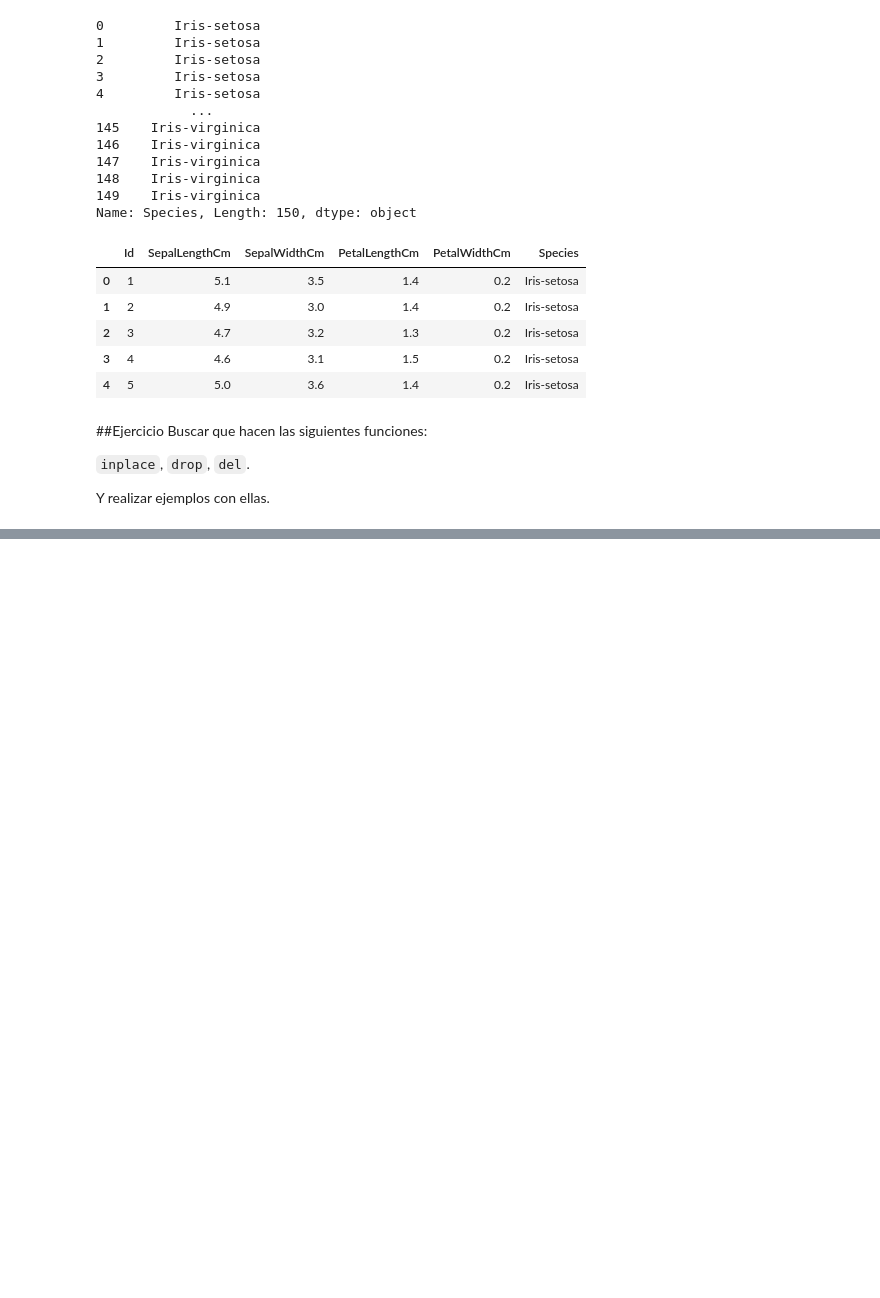
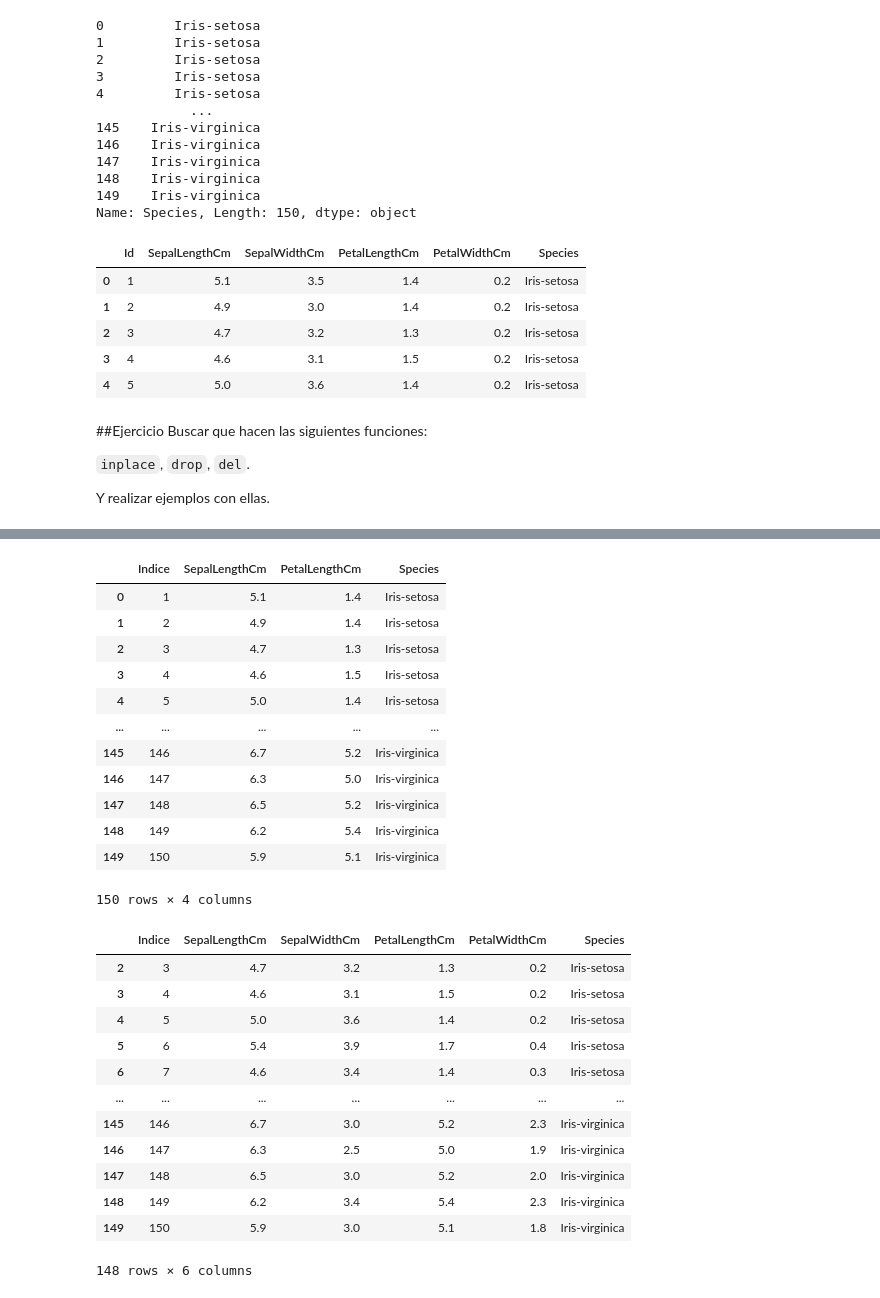
Before and after one commit to johnreyes96/modeling-and-simulation, a Jupyter notebook: src/main/python/classes/StatisticsPandas.ipynb, the cells around one changed output, grey strips where cells are left out. Drawn from its saved outputs; the diff is of its cells as text; code cells hidden in the pictures; blank space fills up the shorter version.

Commit message:
solve exercises of dataframes with pandas

```diff
--- a/src/main/python/classes/StatisticsPandas.ipynb
+++ b/src/main/python/classes/StatisticsPandas.ipynb
@@ -748,3 +767,8 @@ Buscar que hacen las siguientes funciones:
 `inplace`, `drop`, `del`.
 
 Y realizar ejemplos con ellas.
+# %%
+# Cambiar de nombre una columna de manera definitiva
+iris_data.rename(columns = {'Id':'Indice'},
+                 inplace = True)
+print(iris_data)
@@ -750,0 +793,35 @@ Y realizar ejemplos con ellas.
+# %%
+# Eliminar columnas
+iris_data2 = iris_data.drop(columns=['SepalWidthCm', 'PetalWidthCm'])
+display(iris_data2)
+
+# Eliminar filas
+iris_data2 = iris_data.drop([0, 1])
+display(iris_data2)
+# %% [output]
+|  | Indice | SepalLengthCm | PetalLengthCm | Species |
+| 0 | 1 | 5.1 | 1.4 | Iris-setosa |
+| 1 | 2 | 4.9 | 1.4 | Iris-setosa |
+| 2 | 3 | 4.7 | 1.3 | Iris-setosa |
+| 3 | 4 | 4.6 | 1.5 | Iris-setosa |
+| 4 | 5 | 5.0 | 1.4 | Iris-setosa |
+| ... | ... | ... | ... | ... |
+| 145 | 146 | 6.7 | 5.2 | Iris-virginica |
+| 146 | 147 | 6.3 | 5.0 | Iris-virginica |
+| 147 | 148 | 6.5 | 5.2 | Iris-virginica |
+| 148 | 149 | 6.2 | 5.4 | Iris-virginica |
+| 149 | 150 | 5.9 | 5.1 | Iris-virginica |
+150 rows × 4 columns
+|  | Indice | SepalLengthCm | SepalWidthCm | PetalLengthCm | PetalWidthCm | Species |
+| 2 | 3 | 4.7 | 3.2 | 1.3 | 0.2 | Iris-setosa |
+| 3 | 4 | 4.6 | 3.1 | 1.5 | 0.2 | Iris-setosa |
+| 4 | 5 | 5.0 | 3.6 | 1.4 | 0.2 | Iris-setosa |
+| 5 | 6 | 5.4 | 3.9 | 1.7 | 0.4 | Iris-setosa |
+| 6 | 7 | 4.6 | 3.4 | 1.4 | 0.3 | Iris-setosa |
+| ... | ... | ... | ... | ... | ... | ... |
+| 145 | 146 | 6.7 | 3.0 | 5.2 | 2.3 | Iris-virginica |
+| 146 | 147 | 6.3 | 2.5 | 5.0 | 1.9 | Iris-virginica |
+| 147 | 148 | 6.5 | 3.0 | 5.2 | 2.0 | Iris-virginica |
+| 148 | 149 | 6.2 | 3.4 | 5.4 | 2.3 | Iris-virginica |
+| 149 | 150 | 5.9 | 3.0 | 5.1 | 1.8 | Iris-virginica |
+148 rows × 6 columns
```
Also changed, not shown: parts of 10 cells of this notebook.
